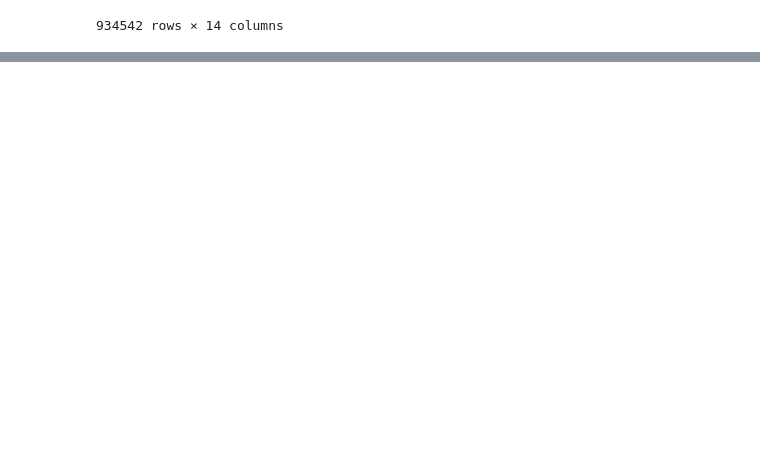
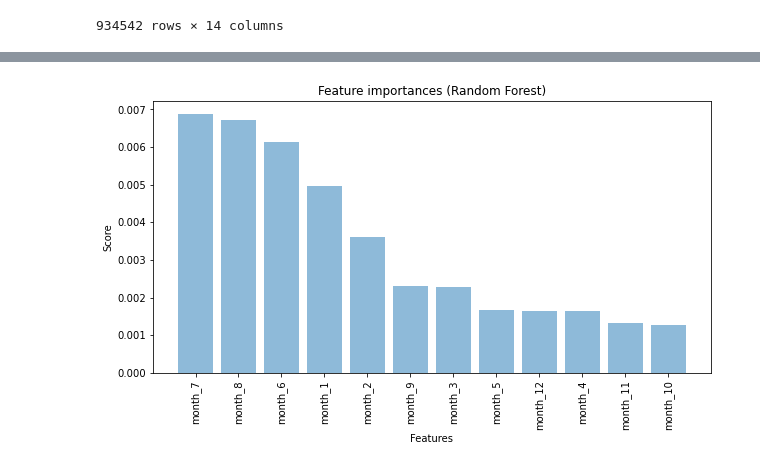
Before and after one commit to phongnguyen1906/AnalyzingSeattleAirBnB, a Jupyter notebook: AirBnB Analysis.ipynb, the cells around one changed output, grey strips where cells are left out. Drawn from its saved outputs; the diff is of its cells as text; code cells hidden in the pictures; blank space fills up the shorter version.

```diff
--- a/AirBnB Analysis.ipynb
+++ b/AirBnB Analysis.ipynb
@@ -224,0 +439,26 @@ plt.show()
+# %%
+month = []
+for col in forest_feature_importances['name']:
+    if "month_" in col:
+        month.append(col)
+month_features_importance = forest_feature_importances[forest_feature_importances['name'].isin(month)]
+
+
+features = month_features_importance['name'][:15]
+y_pos = np.arange(len(features))
+scores = month_features_importance['score'][:15]
+
+
+#plot feature importances
+plt.figure(figsize=(10,5))
+plt.bar(y_pos, scores, align='center', alpha=0.5)
+plt.xticks(y_pos, features, rotation='vertical')
+plt.ylabel('Score')
+plt.xlabel('Features')
+plt.title('Feature importances (Random Forest)')
+
+plt.savefig('feature importances RF.png')
+
+plt.show()
+# %% [output]
+[figure, added]
```
Also changed, not shown: parts of 50 cells of this notebook.
